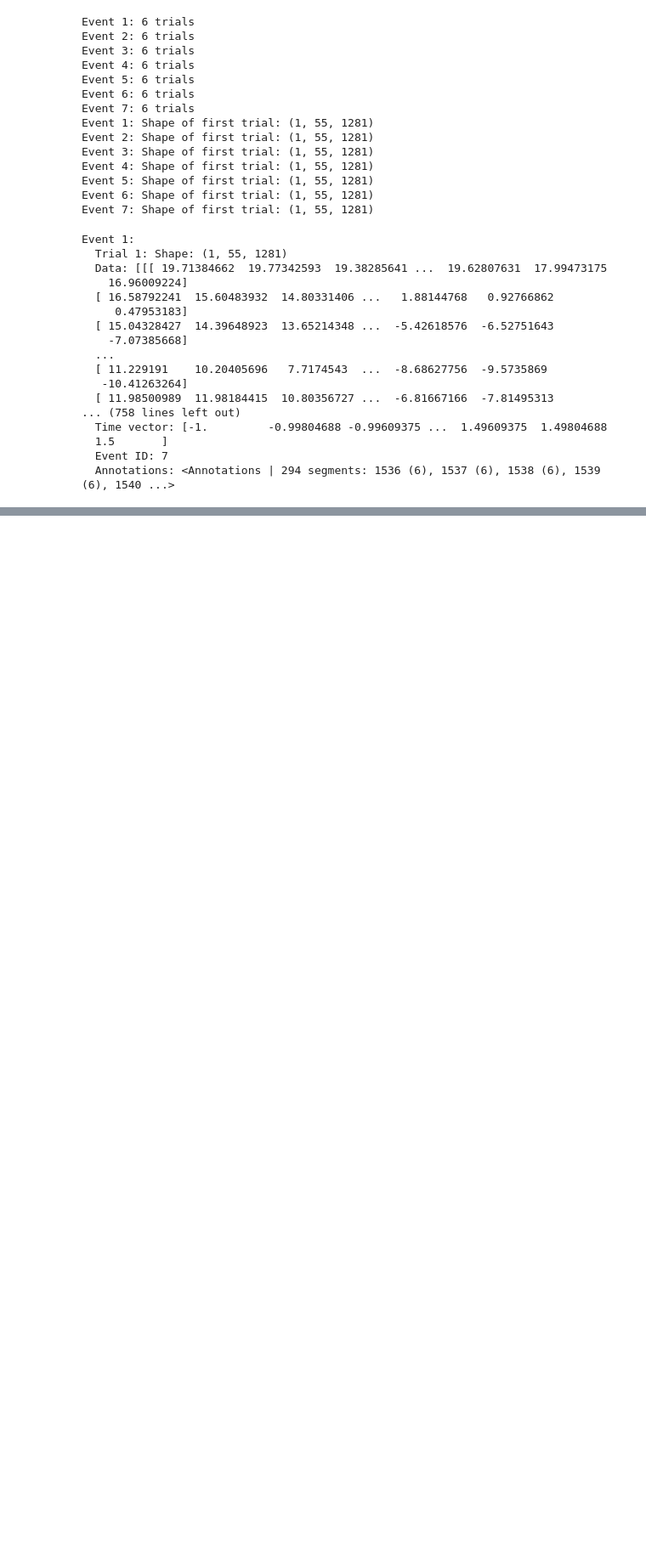
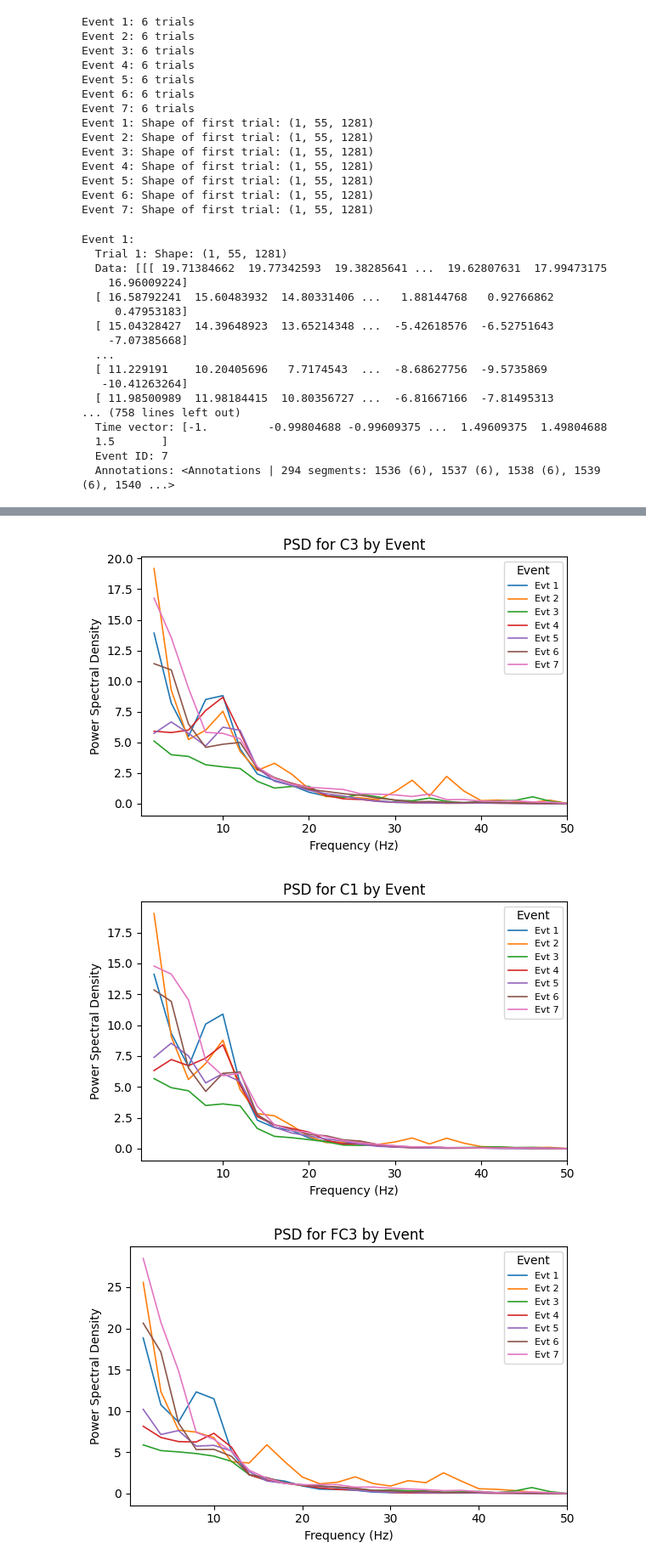
Before and after one commit to Imrann-Khan/EEG_Classifications, a Jupyter notebook: analysis.ipynb, the cells around one changed output, grey strips where cells are left out. Shown at 85% size. Cells and saved outputs as stored; diff of their text form; code cells hidden in the pictures; blank space fills up the shorter version.

```diff
--- a/analysis.ipynb
+++ b/analysis.ipynb
@@ -242,0 +320,18 @@ Event 1:
+# %%
+import numpy as np
+
+labels = sorted(trials.keys())  # [1,2,3,4,5,6,7]
+X_list, y_list = [], []
+
+for lab in labels:
+    for epoch in trials[lab]:               # epoch is an MNE Epochs object
+        arr = epoch.get_data()[0]           # shape → (n_channels, n_times)
+        X_list.append(arr)
+        y_list.append(lab)
+
+# Now stack into your final arrays
+X = np.stack(X_list, axis=0)               # (42, 55, 1281)
+y = np.array(y_list, dtype=int)            # (42,)
+
+print("Final X shape:", X.shape)
+print("Final y shape:", y.shape)
@@ -242,0 +444,22 @@ Event 1:
+# %%
+channels = eeg_labels
+for ch_name in ["C3","C1", "FC3", "CP1", "CP3"]:
+    if ch_name not in channels:
+        print(f"Channel {ch_name} not found, skipping")
+        continue
+    ch_idx = channels.index(ch_name)
+    plt.figure(figsize=(6,4))
+    for ev in events:
+        plt.plot(freqs, psd_per_event[ev][ch_idx],
+                 label=f"Evt {ev}", linewidth=1.2)
+    plt.title(f"PSD for {ch_name} by Event")
+    plt.xlabel("Frequency (Hz)")
+    plt.ylabel("Power Spectral Density")
+    plt.xlim(fmin, fmax)
+    plt.legend(title="Event", fontsize=8)
+    plt.tight_layout()
+    plt.show()
+# %% [output]
+[figure, added]
+[figure, added]
+[figure, added]
```
Also changed, not shown: parts of 16 cells of this notebook, 1 other file.
